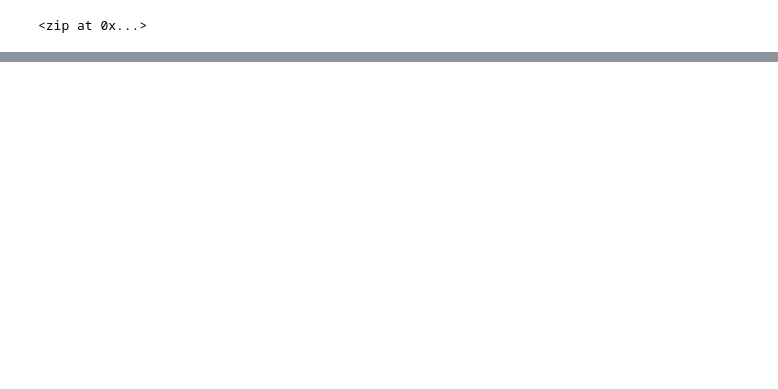
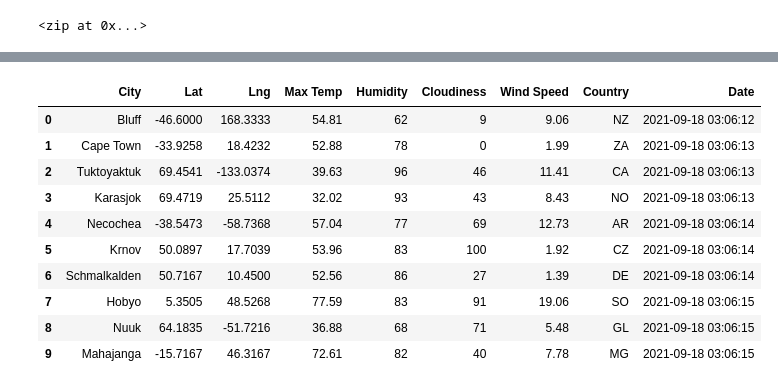
Before and after one commit to VChandler/World_Weather_Analysis, a Jupyter notebook: WeatherPy.ipynb, the cells around one changed output, grey strips where cells are left out. Drawn from its saved outputs; the diff is of its cells as text; code cells hidden in the pictures; blank space fills up the shorter version.

Commit message:
modified gitignore and added WeatherPy file

```diff
--- a/WeatherPy.ipynb
+++ b/WeatherPy.ipynb
@@ -36,0 +42,3 @@ len(cities)
+# %%
+# Starting URL for Weather Map API call
+url = "http://api.openweathermap.org/data/2.5/weather?units=Imperial&appid=" + weather_api_key
@@ -36,0 +123,16 @@ len(cities)
+# %%
+# Convert the array of dictionaries to a Pandas dataframe
+city_data_df = pd.DataFrame(city_data)
+city_data_df.head(10)
+# %% [output]
+|  | City | Lat | Lng | Max Temp | Humidity | Cloudiness | Wind Speed | Country | Date |
+| 0 | Bluff | -46.6000 | 168.3333 | 54.81 | 62 | 9 | 9.06 | NZ | 2021-09-18 03:06:12 |
+| 1 | Cape Town | -33.9258 | 18.4232 | 52.88 | 78 | 0 | 1.99 | ZA | 2021-09-18 03:06:13 |
+| 2 | Tuktoyaktuk | 69.4541 | -133.0374 | 39.63 | 96 | 46 | 11.41 | CA | 2021-09-18 03:06:13 |
+| 3 | Karasjok | 69.4719 | 25.5112 | 32.02 | 93 | 43 | 8.43 | NO | 2021-09-18 03:06:13 |
+| 4 | Necochea | -38.5473 | -58.7368 | 57.04 | 77 | 69 | 12.73 | AR | 2021-09-18 03:06:14 |
+| 5 | Krnov | 50.0897 | 17.7039 | 53.96 | 83 | 100 | 1.92 | CZ | 2021-09-18 03:06:14 |
+| 6 | Schmalkalden | 50.7167 | 10.4500 | 52.56 | 86 | 27 | 1.39 | DE | 2021-09-18 03:06:14 |
+| 7 | Hobyo | 5.3505 | 48.5268 | 77.59 | 83 | 91 | 19.06 | SO | 2021-09-18 03:06:15 |
+| 8 | Nuuk | 64.1835 | -51.7216 | 36.88 | 68 | 71 | 5.48 | GL | 2021-09-18 03:06:15 |
+| 9 | Mahajanga | -15.7167 | 46.3167 | 72.61 | 82 | 40 | 7.78 | MG | 2021-09-18 03:06:15 |
```
Also changed, not shown: parts of 6 cells of this notebook, 1 other file.
